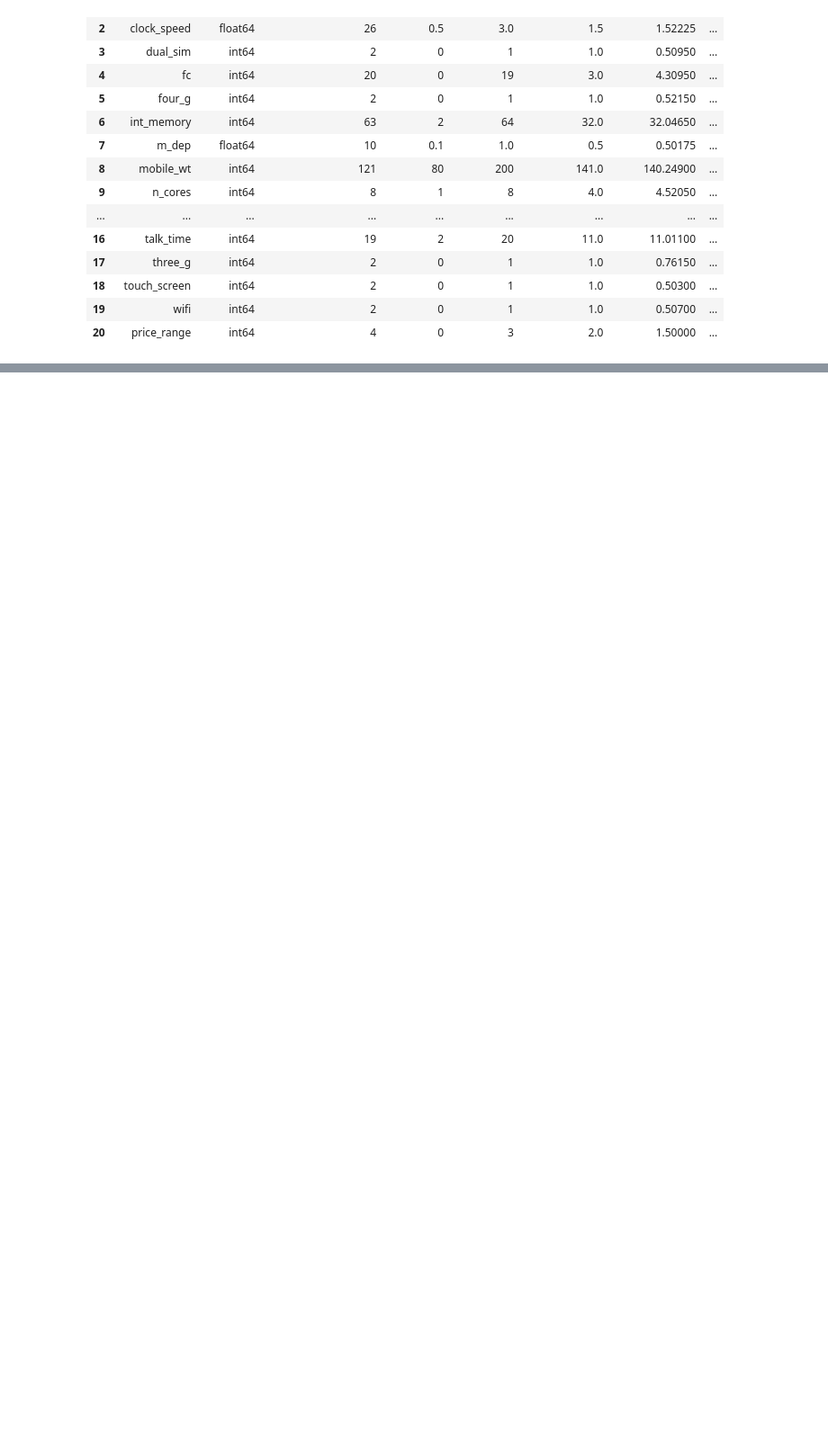
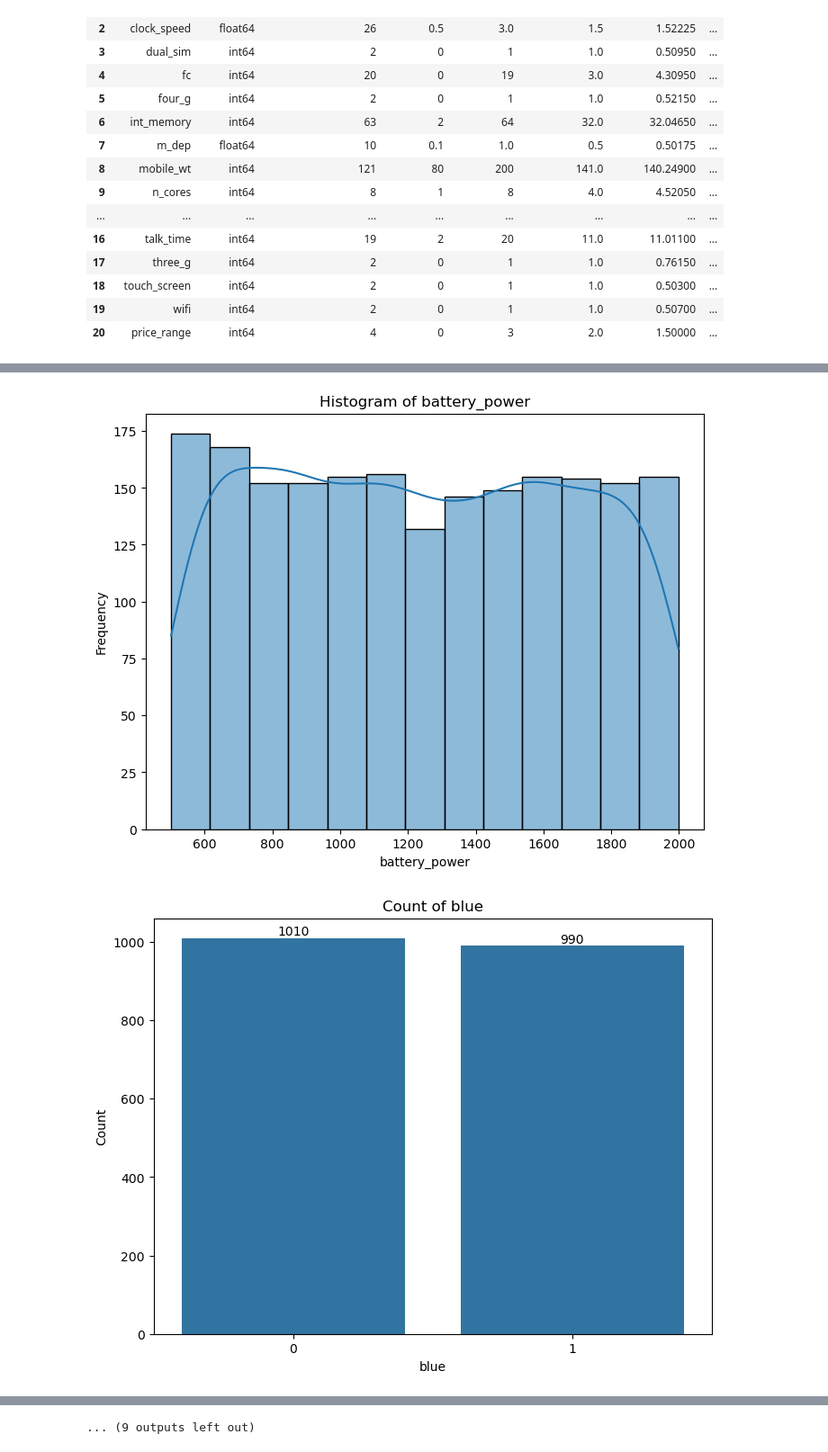
Before and after one commit to ryo873/mobile-price-classification, a Jupyter notebook: MobilePrice-Classification.ipynb, the cells around one changed output, grey strips where cells are left out. Shown at 90% size. Saved outputs shown, nothing was run; the diff lists cells and outputs as text; code cells hidden in the pictures; blank space fills up the shorter version.

Commit message:
chore: add EDA level 2 understanding of transformed data

```diff
--- a/MobilePrice-Classification.ipynb
+++ b/MobilePrice-Classification.ipynb
@@ -416,3 +416,21 @@ def download_csv_json(df, mainpath):
 
 # Example usage:
 download_csv_json(df, "C:/Users/Phincon/Project-Machine Learning/file_1")
+
+### To Load CSV to Pandas
+def json_to_dtype(jsonfilepath):
+    with open(jsonfilepath, 'r') as json_file:
+        loaded_dict = json.load(json_file)
+    return loaded_dict
+
+# def csv_to_pandas(csvpath, jsonpath):
+def csv_to_pandas(csvpath, jsonpath):
+    dtypedict = json_to_dtype(jsonpath)
+    pdf = pd.read_csv(csvpath,dtype=dtypedict)
+
+    return pdf
+
+# Example usage:
+csvfp = 'C:/Users/Phincon/Project-Machine Learning/file_1.csv'
+jsonfp = 'C:/Users/Phincon/Project-Machine Learning/file_1_dtype.json'
+df = csv_to_pandas(csvfp, jsonfp)
@@ -421,0 +468,32 @@ download_csv_json(df, "C:/Users/Phincon/Project-Machine Learning/file_1")
+# %%
+# Identify numerical columns
+numerical_columns = df.select_dtypes(include=[np.number]).columns
+
+# Perform univariate analysis on numerical columns
+for column in numerical_columns:
+     # For continuous variables
+     if len(df[column].unique()) > 10: # Assuming if unique values > 10, consider it continuous
+        plt.figure(figsize=(8, 6))
+        sns.histplot(df[column], kde=True)
+        plt.title(f'Histogram of {column}')
+        plt.xlabel(column)
+        plt.ylabel('Frequency')
+        plt.show()
+     else: # For discrete or ordinal variables
+        plt.figure(figsize=(8,6))
+        ax = sns.countplot(x=column, data=df)
+        plt.title(f'Count of {column}')
+        plt.xlabel(column)
+        plt.ylabel('Count')
+
+        # Annotate each bar with its count
+        for p in ax.patches:
+            ax.annotate(format(p.get_height(),'.0f'),
+                        (p.get_x() + p.get_width() / 2., p.get_height()),
+                        ha = 'center', va = 'center',
+                        xytext = (0,5),
+                        textcoords = 'offset points')
+        plt.show()
+# %% [output]
+[figure, added]
+[figure, added]
@@ -421,0 +510 @@ download_csv_json(df, "C:/Users/Phincon/Project-Machine Learning/file_1")
+... (9 outputs left out)
```
Also changed, not shown: parts of 7 cells of this notebook.
